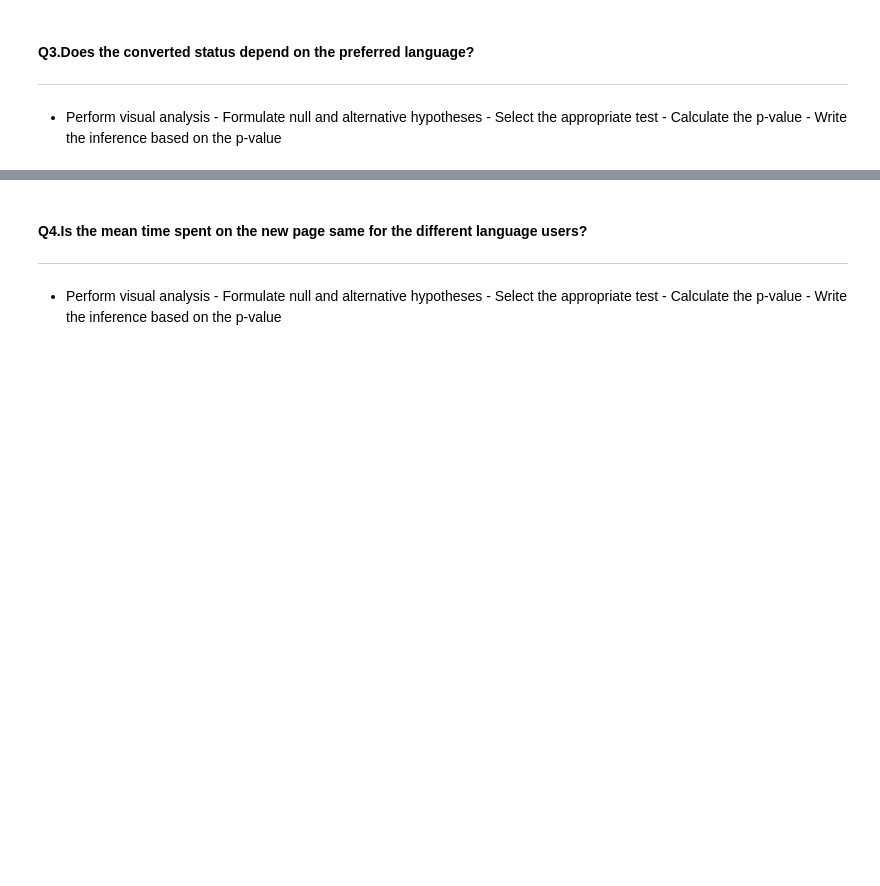
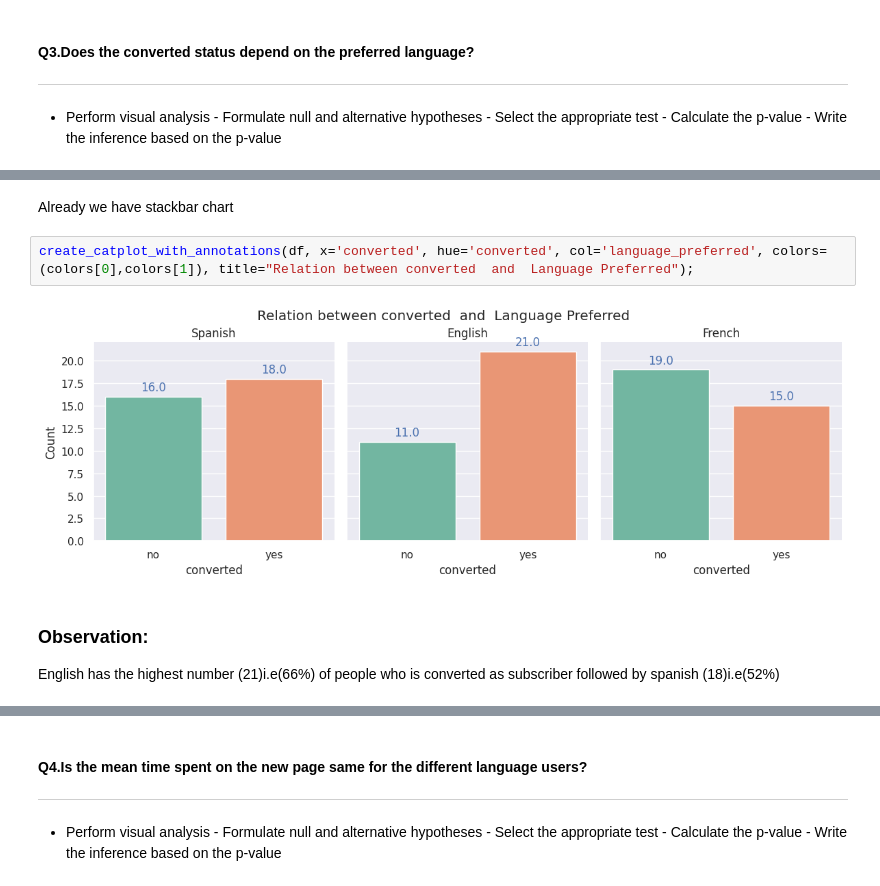
Before and after one commit to Rajesh2015/E-news-Express-Project, a Jupyter notebook: E-news Express Project Solution.ipynb, the cells around one changed output, grey strips where cells are left out. Cells and saved outputs as stored; diff of their text form; blank space fills up the shorter version.

```diff
--- a/E-news Express Project Solution.ipynb
+++ b/E-news Express Project Solution.ipynb
@@ -1042,0 +1075,9 @@ At .05 significance level, we conclude that we have enough statistical evidence
+# %% [markdown]
+Already we have stackbar chart
+# %%
+create_catplot_with_annotations(df, x='converted', hue='converted', col='language_preferred', colors=(colors[0],colors[1]), title="Relation between converted  and  Language Preferred");
+# %% [output]
+[figure, added]
+# %% [markdown]
+### Observation:
+English has the highest number (21)i.e(66%) of people who is converted as subscriber followed by spanish (18)i.e(52%)
```
Also changed, not shown: parts of 27 cells of this notebook.
